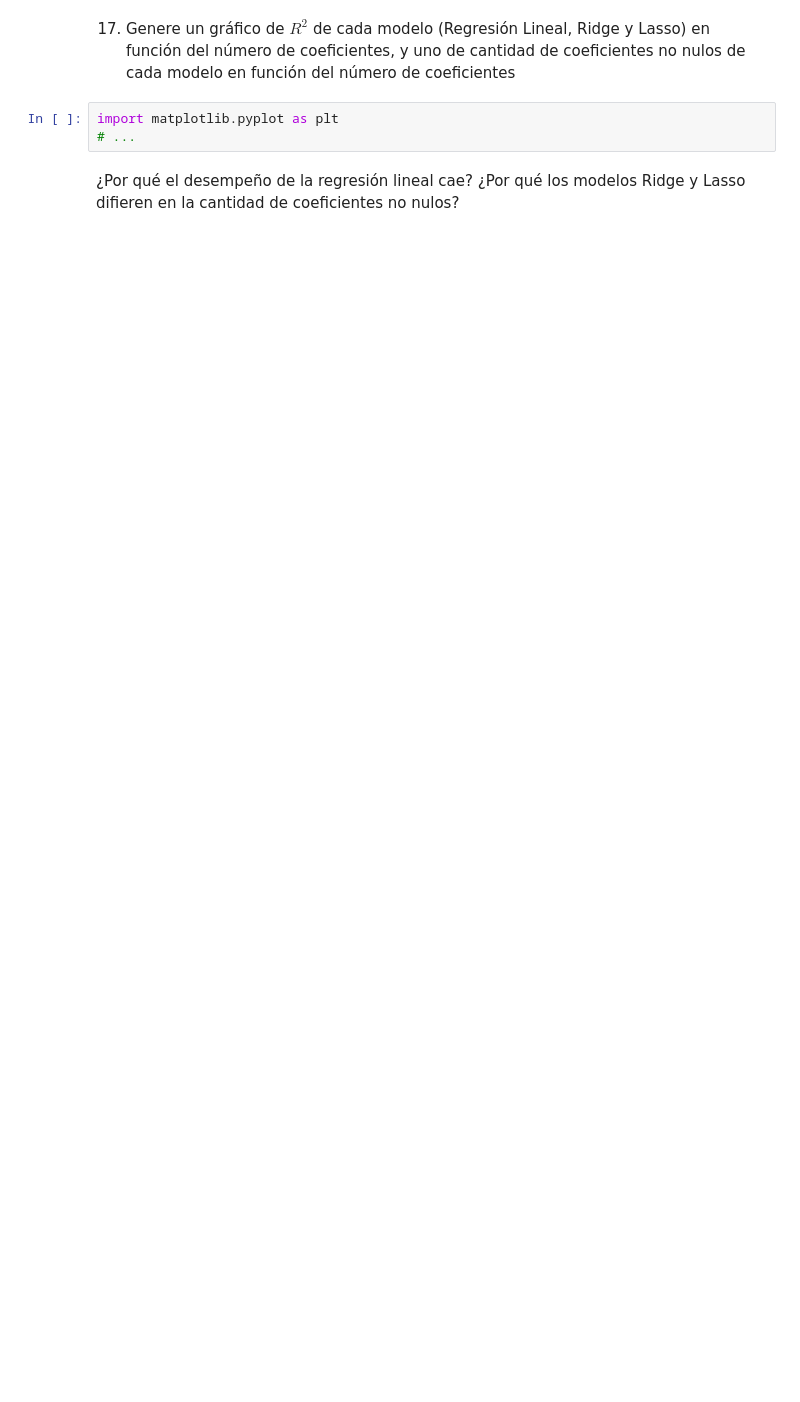
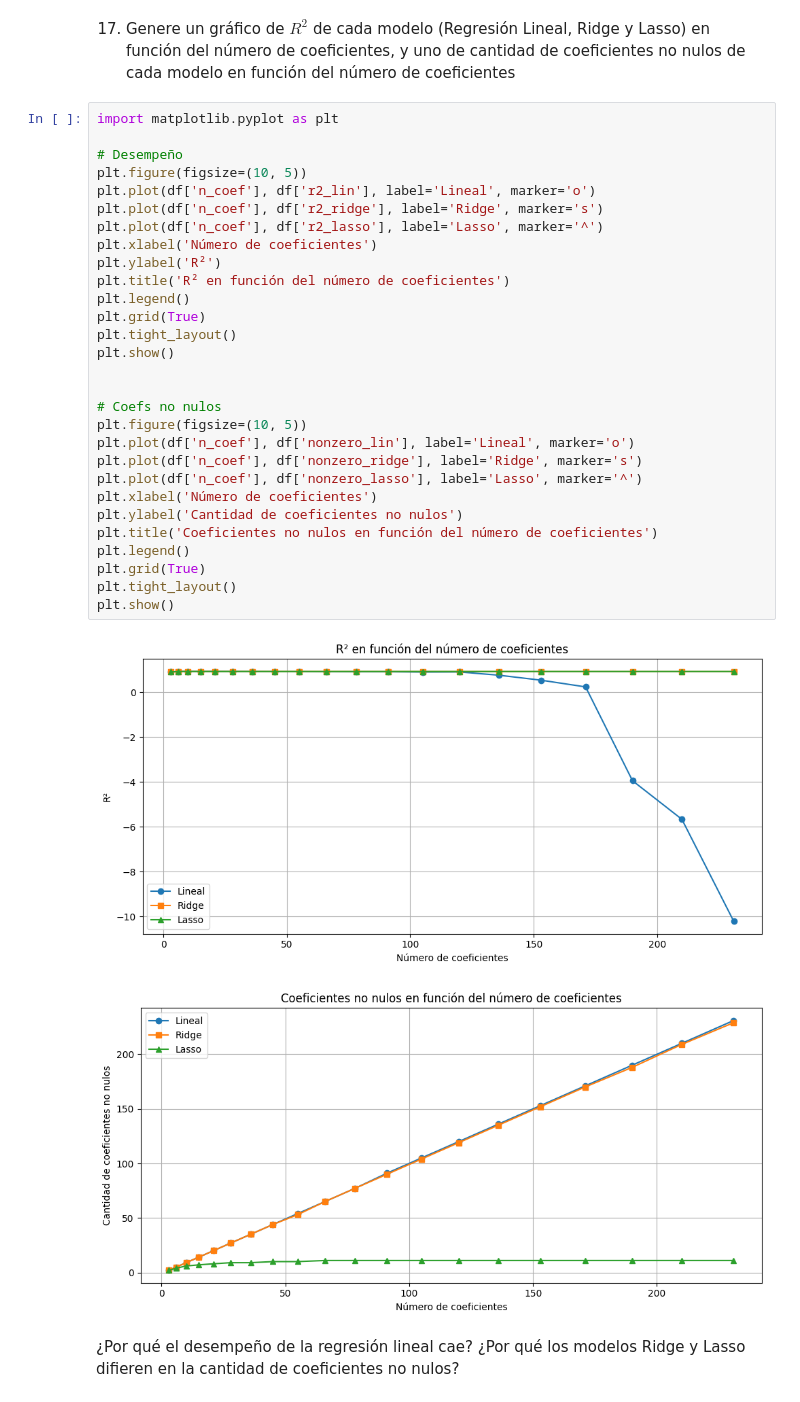
Before and after one commit to SebaSalasLvd/laboratorios-mineria, a Jupyter notebook: lab3/Lab3.ipynb, the cells around one changed output. Drawn from its saved outputs; the diff is of its cells as text; blank space fills up the shorter version.

```diff
--- a/lab3/Lab3.ipynb
+++ b/lab3/Lab3.ipynb
@@ -340,7 +373,36 @@ for d in range(1, 21):
 # %% [markdown]
 17. Genere un gráfico de $R^2$ de cada modelo (Regresión Lineal, Ridge y Lasso) en función del número de coeficientes, y uno de cantidad de coeficientes no nulos de cada modelo en función del número de coeficientes
-# %%
-import matplotlib.pyplot as plt
-# ...
+# %%
+import matplotlib.pyplot as plt
+
+# Desempeño
+plt.figure(figsize=(10, 5))
+plt.plot(df['n_coef'], df['r2_lin'], label='Lineal', marker='o')
+plt.plot(df['n_coef'], df['r2_ridge'], label='Ridge', marker='s')
+plt.plot(df['n_coef'], df['r2_lasso'], label='Lasso', marker='^')
+plt.xlabel('Número de coeficientes')
+plt.ylabel('R²')
+plt.title('R² en función del número de coeficientes')
+plt.legend()
+plt.grid(True)
+plt.tight_layout()
+plt.show()
+
+
+# Coefs no nulos
+plt.figure(figsize=(10, 5))
+plt.plot(df['n_coef'], df['nonzero_lin'], label='Lineal', marker='o')
+plt.plot(df['n_coef'], df['nonzero_ridge'], label='Ridge', marker='s')
+plt.plot(df['n_coef'], df['nonzero_lasso'], label='Lasso', marker='^')
+plt.xlabel('Número de coeficientes')
+plt.ylabel('Cantidad de coeficientes no nulos')
+plt.title('Coeficientes no nulos en función del número de coeficientes')
+plt.legend()
+plt.grid(True)
+plt.tight_layout()
+plt.show()
+# %% [output]
+[figure, added]
+[figure, added]
 # %% [markdown]
 ¿Por qué el desempeño de la regresión lineal cae? ¿Por qué los modelos Ridge y Lasso difieren en la cantidad de coeficientes no nulos?
```
Also changed, not shown: parts of 16 cells of this notebook.
